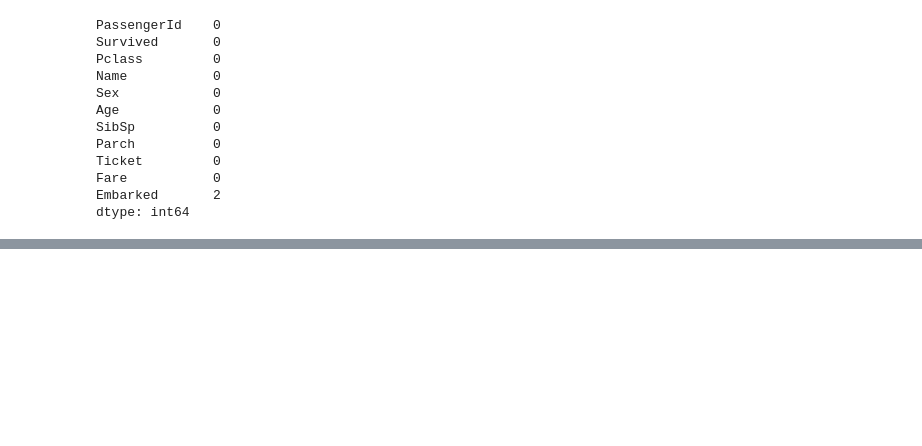
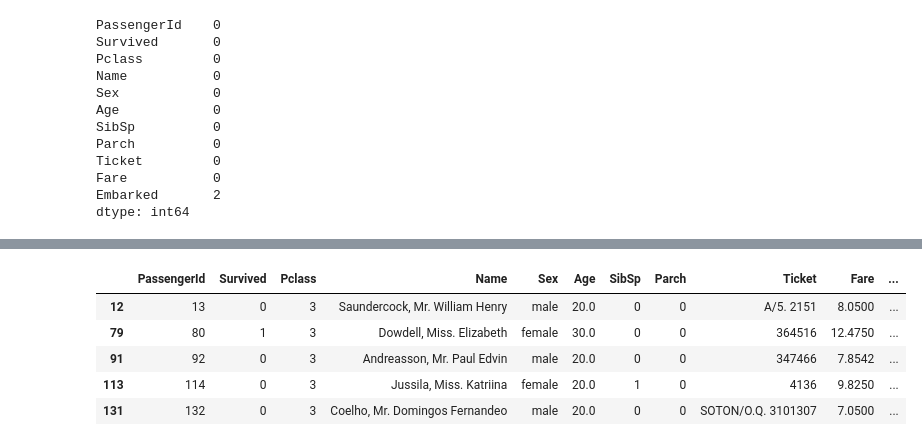
Before and after one commit to sachinkumar2610/Sachin.github.io, a Jupyter notebook: Python_and_Data_Analytics_Project.ipynb, the cells around one changed output, grey strips where cells are left out. Drawn from its saved outputs; the diff is of its cells as text; code cells hidden in the pictures; blank space fills up the shorter version.

```diff
--- a/Python_and_Data_Analytics_Project.ipynb
+++ b/Python_and_Data_Analytics_Project.ipynb
@@ -262,0 +294,11 @@ dtype: int64
+# %%
+age_20 = df[(df.Age==20) | (df.Age==30)]
+# %%
+age_20.head()
+# %% [output]
+|  | PassengerId | Survived | Pclass | Name | Sex | Age | SibSp | Parch | Ticket | Fare | ... |
+| 12 | 13 | 0 | 3 | Saundercock, Mr. William Henry | male | 20.0 | 0 | 0 | A/5. 2151 | 8.0500 | ... |
+| 79 | 80 | 1 | 3 | Dowdell, Miss. Elizabeth | female | 30.0 | 0 | 0 | 364516 | 12.4750 | ... |
+| 91 | 92 | 0 | 3 | Andreasson, Mr. Paul Edvin | male | 20.0 | 0 | 0 | 347466 | 7.8542 | ... |
+| 113 | 114 | 0 | 3 | Jussila, Miss. Katriina | female | 20.0 | 1 | 0 | 4136 | 9.8250 | ... |
+| 131 | 132 | 0 | 3 | Coelho, Mr. Domingos Fernandeo | male | 20.0 | 0 | 0 | SOTON/O.Q. 3101307 | 7.0500 | ... |
```
Also changed, not shown: parts of 3 cells of this notebook.
